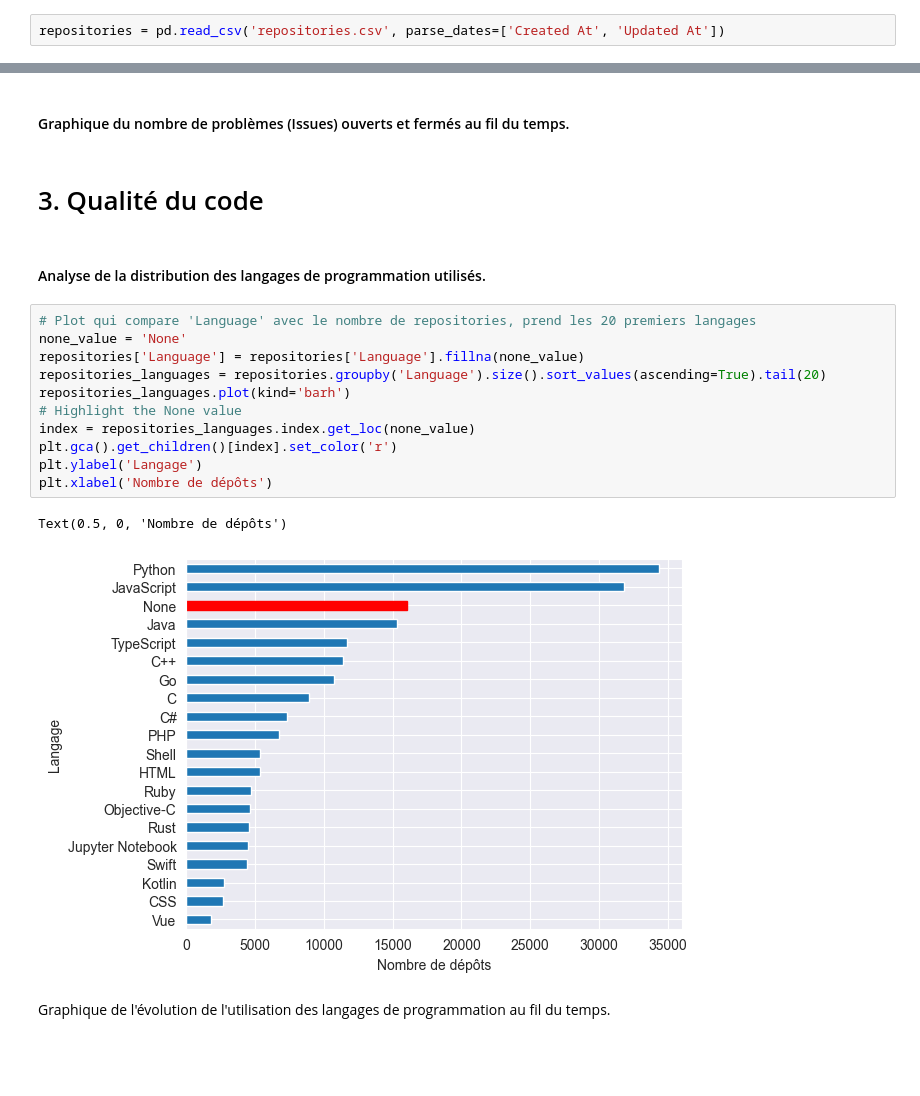
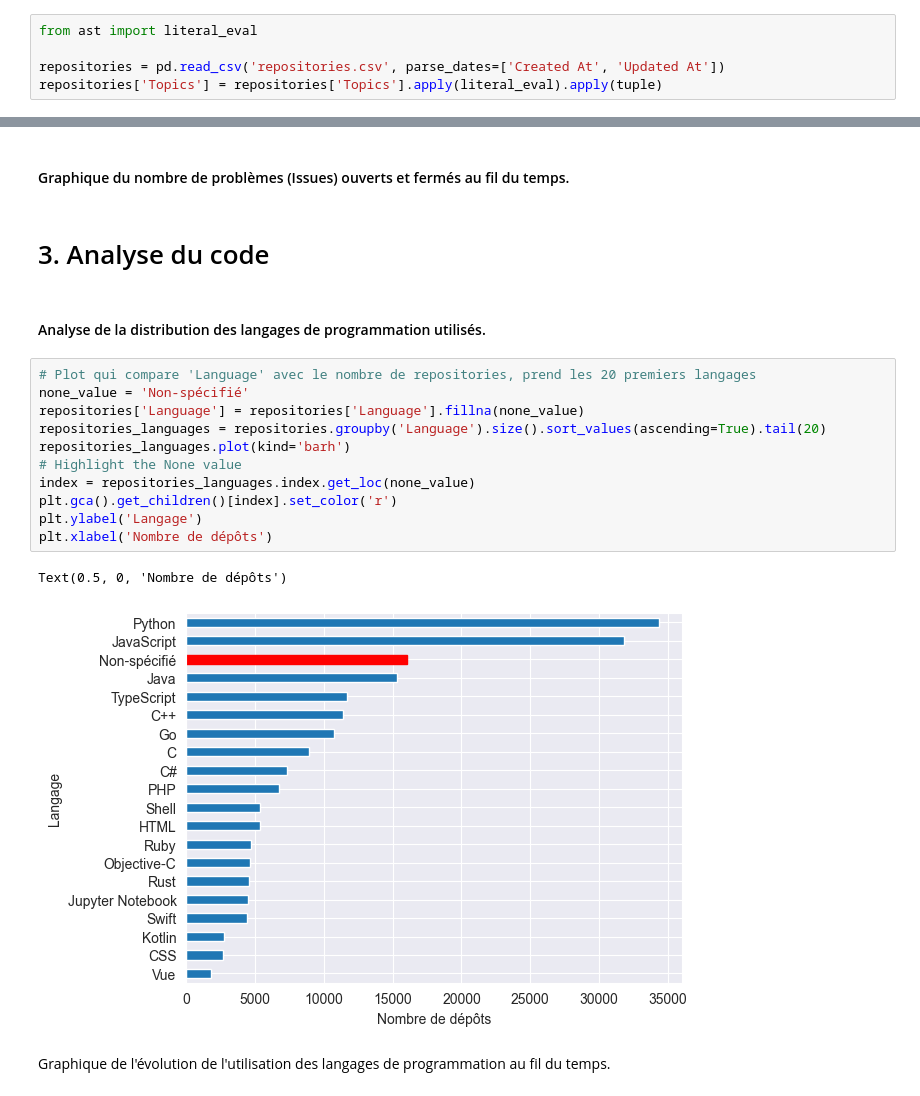
Before and after one commit to xhmyjae/stats-in-space, a Jupyter notebook: main.ipynb, the cells around one changed output, grey strips where cells are left out. Drawn from its saved outputs; the diff is of its cells as text; blank space fills up the shorter version.

```diff
--- a/main.ipynb
+++ b/main.ipynb
@@ -30,7 +34,10 @@ import matplotlib.pyplot as plt
 import pandas as pd
 import seaborn as sns
 # %%
+from ast import literal_eval
+
 repositories = pd.read_csv('repositories.csv', parse_dates=['Created At', 'Updated At'])
+repositories['Topics'] = repositories['Topics'].apply(literal_eval).apply(tuple)
 # %% [markdown]
 # 1. Tendance des mises à jour au fil du temps.
 # %% [markdown]
@@ -69,23 +76,23 @@ plt.legend()
 # %% [markdown]
 #### Graphique du nombre de problèmes (Issues) ouverts et fermés au fil du temps.
 # %% [markdown]
-# 3. Qualité du code
+# 3. Analyse du code
 # %% [markdown]
 #### Analyse de la distribution des langages de programmation utilisés.
 # %%
 # Plot qui compare 'Language' avec le nombre de repositories, prend les 20 premiers langages
-none_value = 'None'
+none_value = 'Non-spécifié'
 repositories['Language'] = repositories['Language'].fillna(none_value)
 repositories_languages = repositories.groupby('Language').size().sort_values(ascending=True).tail(20)
 repositories_languages.plot(kind='barh')
 # Highlight the None value
 index = repositories_languages.index.get_loc(none_value)
 plt.gca().get_children()[index].set_color('r')
 plt.ylabel('Langage')
 plt.xlabel('Nombre de dépôts')
 # %% [output]
 Text(0.5, 0, 'Nombre de dépôts')
-[figure, old version]
+[figure, new version]
 # %% [markdown]
 Graphique de l'évolution de l'utilisation des langages de programmation au fil du temps.
 # %%
```
Also changed, not shown: parts of 10 cells of this notebook.
